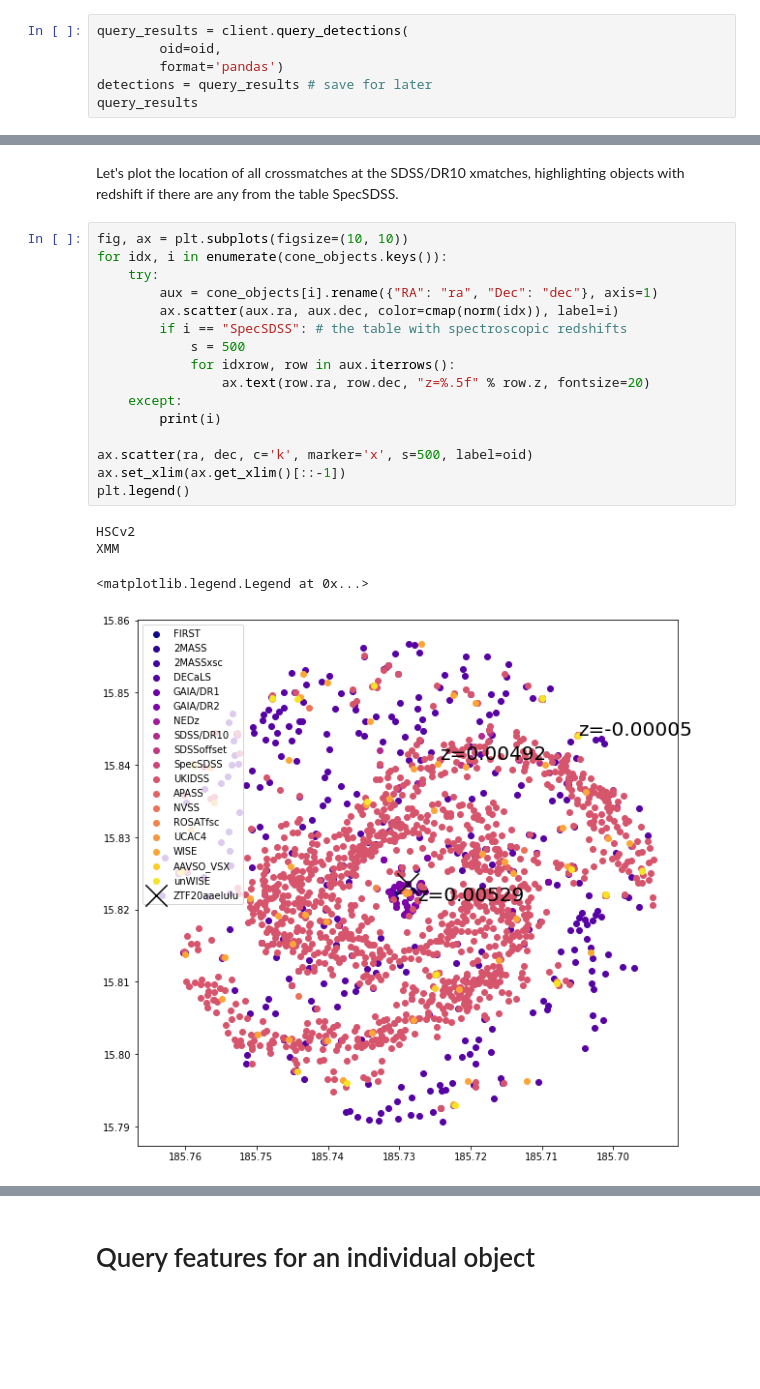
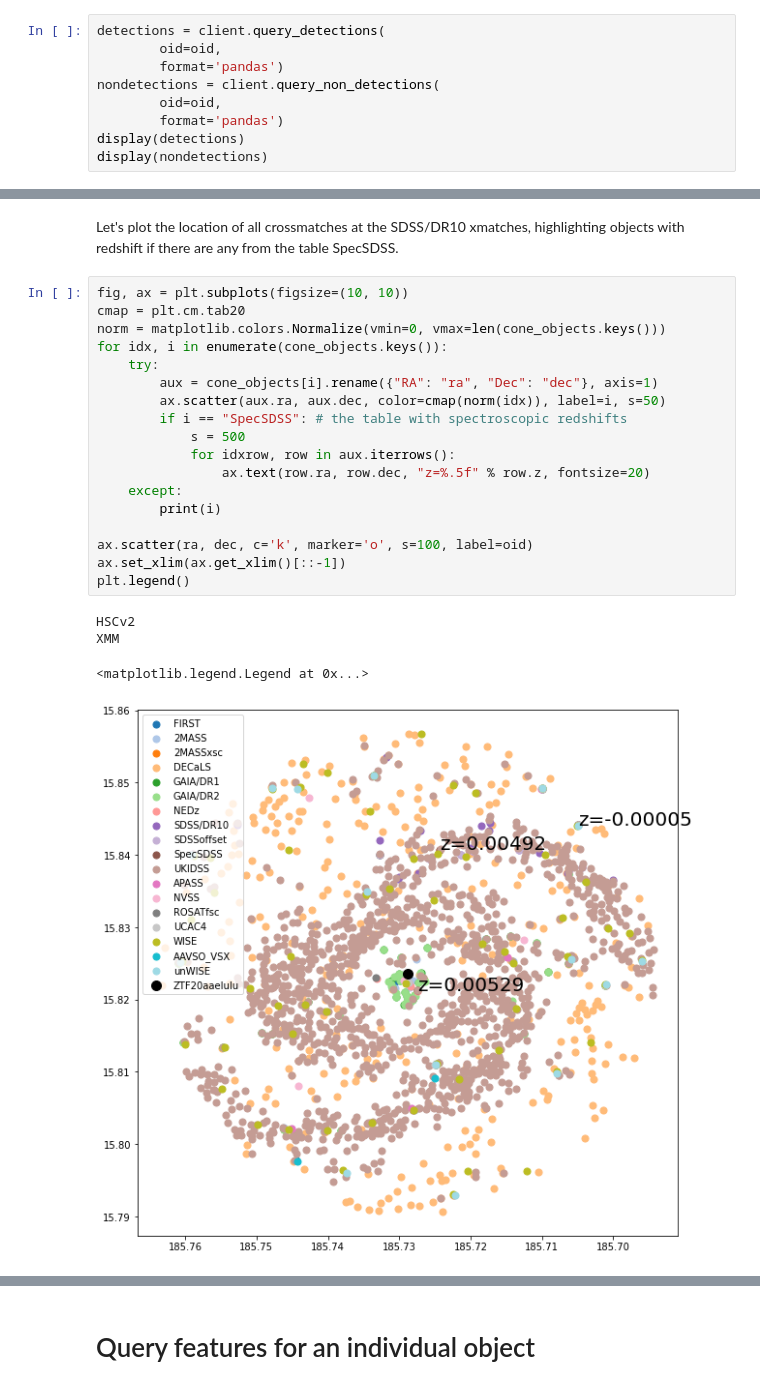
Before and after one commit to alercebroker/usecases, a Jupyter notebook: notebooks/ALeRCE_Client_starter.ipynb, the cells around one changed output, grey strips where cells are left out. Cells and saved outputs as stored; diff of their text form; blank space fills up the shorter version.

Commit message:
Updated client starter

```diff
--- a/notebooks/ALeRCE_Client_starter.ipynb
+++ b/notebooks/ALeRCE_Client_starter.ipynb
@@ -78,7 +85,10 @@ You can see that the results are different statistics in two rows, one per band.
 # %%
-query_results = client.query_detections(
+detections = client.query_detections(
         oid=oid,
         format='pandas')
-detections = query_results # save for later
-query_results
+nondetections = client.query_non_detections(
+        oid=oid,
+        format='pandas')
+display(detections)
+display(nondetections)
 # %% [output]
@@ -180,22 +239,24 @@ We obtained many crossmatches from the [catsHTM](https://arxiv.org/abs/1805.0266
 Let's plot the location of all crossmatches  at the SDSS/DR10 xmatches, highlighting objects with redshift if there are any from the table SpecSDSS.
 # %%
 fig, ax = plt.subplots(figsize=(10, 10))
+cmap = plt.cm.tab20
+norm = matplotlib.colors.Normalize(vmin=0, vmax=len(cone_objects.keys()))
 for idx, i in enumerate(cone_objects.keys()):
     try:
         aux = cone_objects[i].rename({"RA": "ra", "Dec": "dec"}, axis=1)
-        ax.scatter(aux.ra, aux.dec, color=cmap(norm(idx)), label=i)
+        ax.scatter(aux.ra, aux.dec, color=cmap(norm(idx)), label=i, s=50)
         if i == "SpecSDSS": # the table with spectroscopic redshifts
             s = 500
             for idxrow, row in aux.iterrows():
                 ax.text(row.ra, row.dec, "z=%.5f" % row.z, fontsize=20)
     except:
         print(i)
 
-ax.scatter(ra, dec, c='k', marker='x', s=500, label=oid)
+ax.scatter(ra, dec, c='k', marker='o', s=100, label=oid)
 ax.set_xlim(ax.get_xlim()[::-1])
 plt.legend()
 # %% [output]
 HSCv2
 XMM
 <matplotlib.legend.Legend at 0x...>
-[figure, old version]
+[figure, new version]
```
Also changed, not shown: parts of 38 cells of this notebook.
